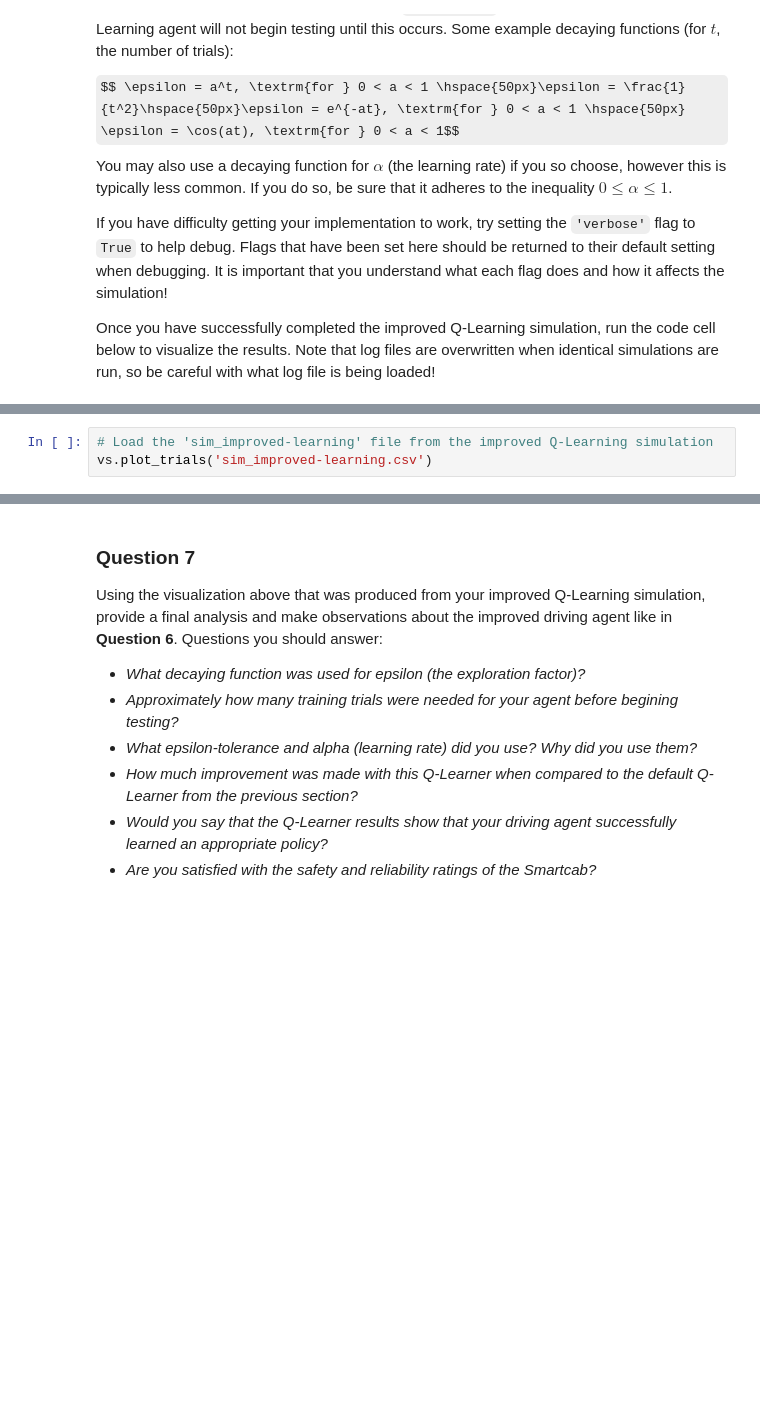
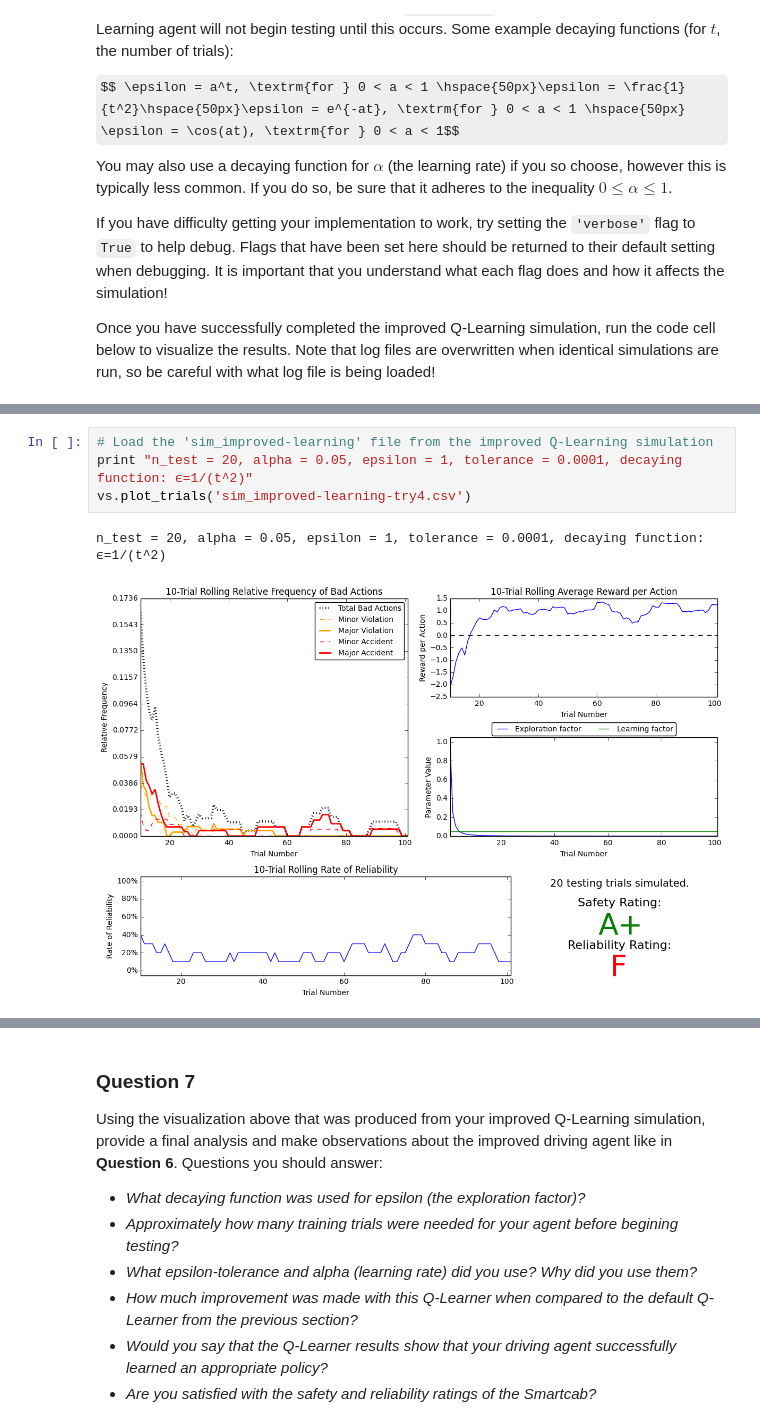
Before and after one commit to arecavn/machine-learning, a Jupyter notebook: projects/smartcab/smartcab.ipynb, the cells around one changed output, grey strips where cells are left out. Cells and saved outputs as stored; diff of their text form; some formulas as TeX source; blank space fills up the shorter version.

```diff
--- a/projects/smartcab/smartcab.ipynb
+++ b/projects/smartcab/smartcab.ipynb
@@ -220,3 +263,7 @@ Once you have successfully completed the improved Q-Learning simulation, run the
 # %%
 # Load the 'sim_improved-learning' file from the improved Q-Learning simulation
-vs.plot_trials('sim_improved-learning.csv')
+print "n_test = 20, alpha = 0.05, epsilon = 1, tolerance = 0.0001, decaying function: ϵ=1/(t^2)"
+vs.plot_trials('sim_improved-learning-try4.csv')
+# %% [output]
+n_test = 20, alpha = 0.05, epsilon = 1, tolerance = 0.0001, decaying function: ϵ=1/(t^2)
+[figure, added]
```
Also changed, not shown: parts of 25 cells of this notebook, 4 other files.
